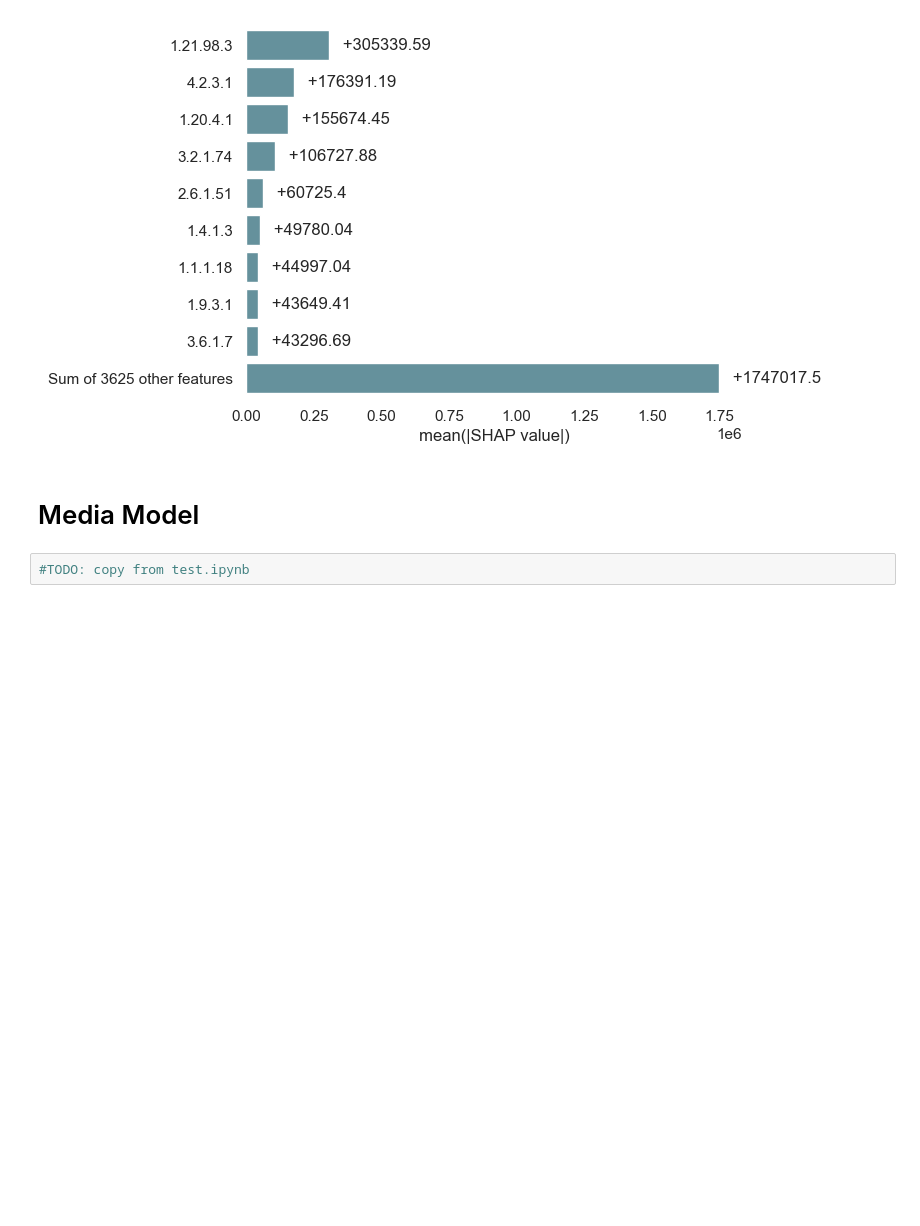
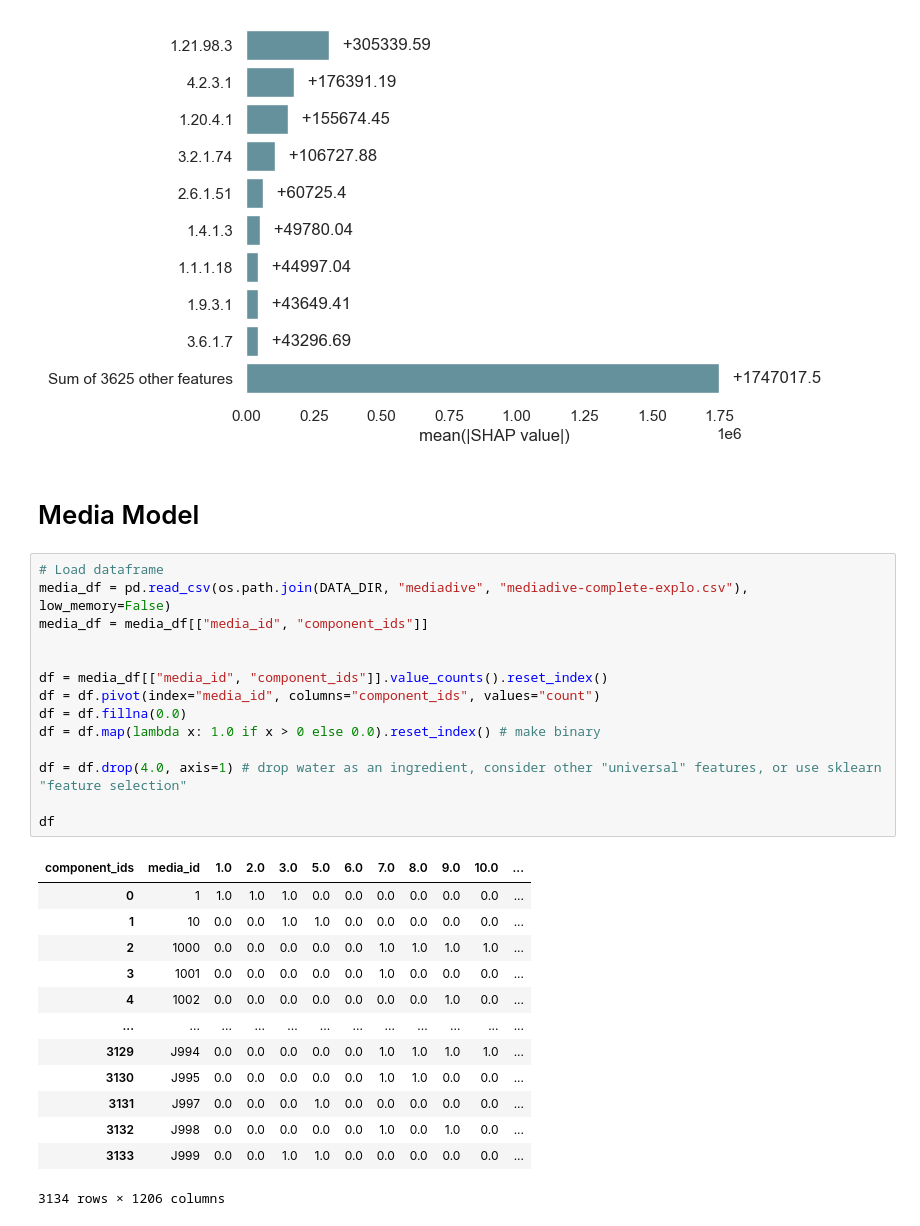
Before and after one commit to giovannellilab/media-prediction, a Jupyter notebook: notebooks/04-Model-Eval.ipynb, the cells around one changed output. Cells and saved outputs as stored; diff of their text form; blank space fills up the shorter version.

```diff
--- a/notebooks/04-Model-Eval.ipynb
+++ b/notebooks/04-Model-Eval.ipynb
@@ -523,5 +523,31 @@ ax.bar_label(ax.containers[0], labels=df["labels"])
 [figure]
 # %% [markdown]
 # Media Model
-# %%
-#TODO: copy from test.ipynb
+# %%
+# Load dataframe
+media_df = pd.read_csv(os.path.join(DATA_DIR, "mediadive", "mediadive-complete-explo.csv"), low_memory=False)
+media_df = media_df[["media_id", "component_ids"]]
+
+
+df = media_df[["media_id", "component_ids"]].value_counts().reset_index()
+df = df.pivot(index="media_id", columns="component_ids", values="count")
+df = df.fillna(0.0)
+df = df.map(lambda x: 1.0 if x > 0 else 0.0).reset_index() # make binary
+
+df = df.drop(4.0, axis=1) # drop water as an ingredient, consider other "universal" features, or use sklearn "feature selection"
+
+df
+# %% [output]
+| component_ids | media_id | 1.0 | 2.0 | 3.0 | 5.0 | 6.0 | 7.0 | 8.0 | 9.0 | 10.0 | ... |
+| 0 | 1 | 1.0 | 1.0 | 1.0 | 0.0 | 0.0 | 0.0 | 0.0 | 0.0 | 0.0 | ... |
+| 1 | 10 | 0.0 | 0.0 | 1.0 | 1.0 | 0.0 | 0.0 | 0.0 | 0.0 | 0.0 | ... |
+| 2 | 1000 | 0.0 | 0.0 | 0.0 | 0.0 | 0.0 | 1.0 | 1.0 | 1.0 | 1.0 | ... |
+| 3 | 1001 | 0.0 | 0.0 | 0.0 | 0.0 | 0.0 | 1.0 | 0.0 | 0.0 | 0.0 | ... |
+| 4 | 1002 | 0.0 | 0.0 | 0.0 | 0.0 | 0.0 | 0.0 | 0.0 | 1.0 | 0.0 | ... |
+| ... | ... | ... | ... | ... | ... | ... | ... | ... | ... | ... | ... |
+| 3129 | J994 | 0.0 | 0.0 | 0.0 | 0.0 | 0.0 | 1.0 | 1.0 | 1.0 | 1.0 | ... |
+| 3130 | J995 | 0.0 | 0.0 | 0.0 | 0.0 | 0.0 | 1.0 | 1.0 | 0.0 | 0.0 | ... |
+| 3131 | J997 | 0.0 | 0.0 | 0.0 | 1.0 | 0.0 | 0.0 | 0.0 | 0.0 | 0.0 | ... |
+| 3132 | J998 | 0.0 | 0.0 | 0.0 | 0.0 | 0.0 | 1.0 | 0.0 | 1.0 | 0.0 | ... |
+| 3133 | J999 | 0.0 | 0.0 | 1.0 | 1.0 | 0.0 | 0.0 | 0.0 | 0.0 | 0.0 | ... |
+3134 rows × 1206 columns
```
Also changed, not shown: parts of 6 cells of this notebook, 3 other files.
